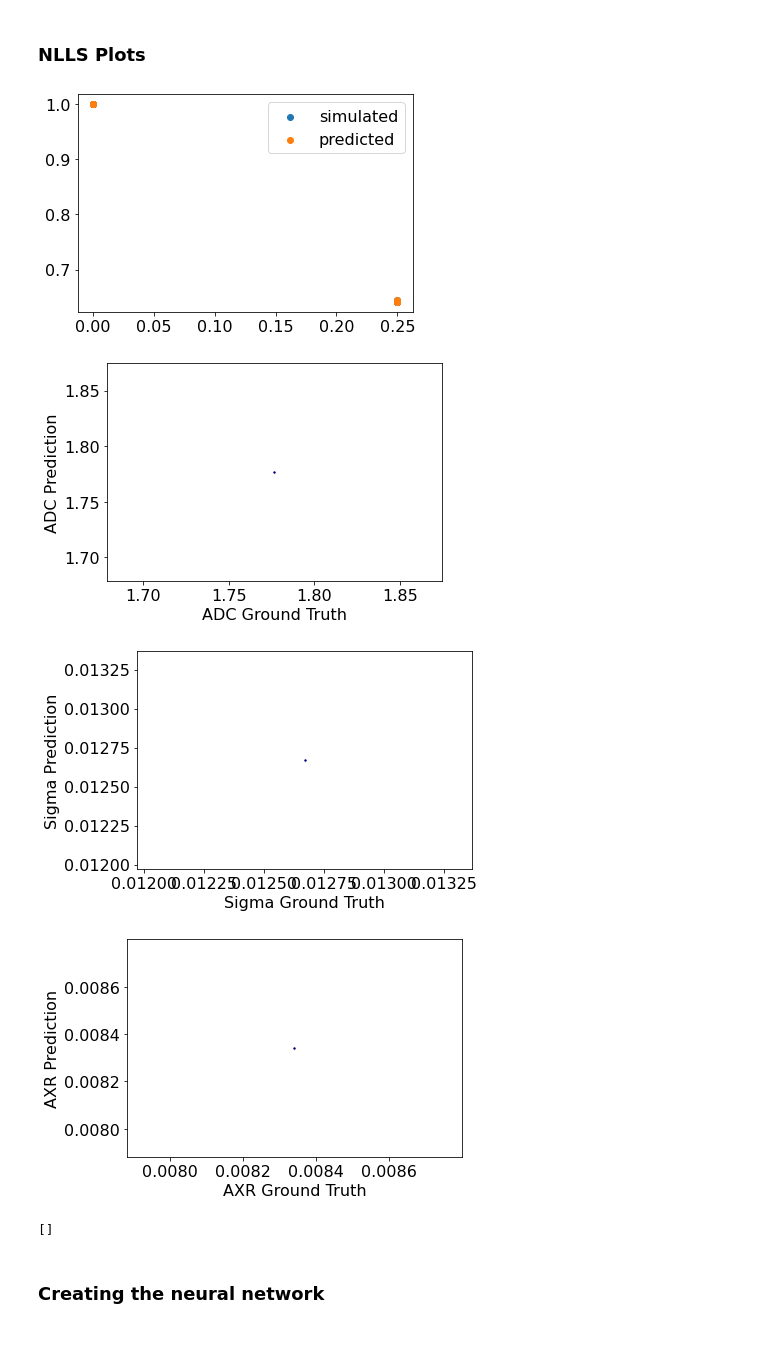
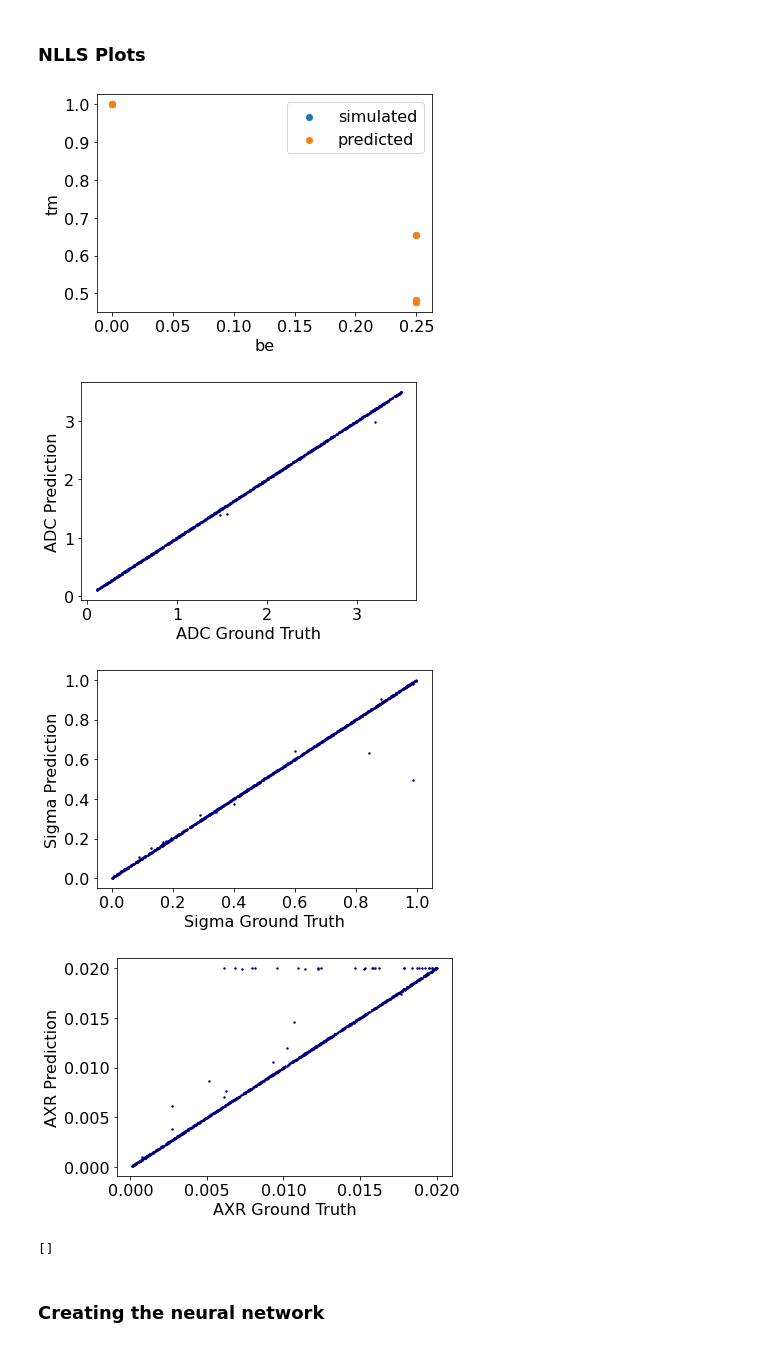
Before and after one commit to GabeYaw/3rd-year-BBB-project, a Jupyter notebook: Code/Notebooks/FEXI attempt 2.ipynb, the cells around one changed output. Saved outputs shown, nothing was run; the diff lists cells and outputs as text; code cells hidden in the pictures.

```diff
--- a/Code/Notebooks/FEXI attempt 2.ipynb
+++ b/Code/Notebooks/FEXI attempt 2.ipynb
@@ -62,7 +62,7 @@ def sim_sig_pytorch(bf, be, tm, adc_tiled, sigma_tiled, axr_tiled, batch_size):
 # %% [markdown]
 ### Initial variables.
 # %%
-nvox = 2 # number of voxels to simulate
+nvox = 1000 # number of voxels to simulate
 
 bf = np.array([0, 0, 250, 250, 250, 250, 250, 250]) * 1e-3   # filter b-values [ms/um2]
 be = np.array([0, 250, 0, 250, 0, 250, 0, 250]) * 1e-3       # encoding b-values [ms/um2]
@@ -280,9 +222,9 @@ NLLS_adc_all = np.empty(shape=(0,))
 NLLS_sigma_all = np.empty(shape=(0,))
 NLLS_axr_all = np.empty(shape=(0,))
 
-NLLS_adc_prime_all = np.empty(shape=(0,))
-NLLS_E_vox_all = np.empty(shape=(0,))
-"""
+NLLS_adc_prime_all = np.empty(shape=(nvox,8))
+NLLS_E_vox_all = np.empty(shape= (nvox,8))
+
 for current_vox in range(nvox):
 
     # I think these variable names are used twice, so give an error when
@@ -298,21 +240,23 @@ for current_vox in range(nvox):
     additional_args_1_vox = (tm, bf, be, cur_E_vox)
 
     # Minimize the function using L-BFGS-B method with bounds
-
-    result_1_vox = scipy.optimize.minimize(sse_adc_prime_1_vox, initial_guess, args=additional_args_1_vox, bounds=bounds, method='L-BFGS-B', callback=callback)
+    # callback=callback - add for progress each interation
+    result_1_vox = scipy.optimize.minimize(sse_adc_prime_1_vox, initial_guess, args=additional_args_1_vox, bounds=bounds, method='L-BFGS-B')
 
     # Print the result
+    """
     print("True values of ADC, Sigma, AXR:", cur_adc,cur_sigma,cur_axr)
     print("Minimized values of ADC, Sigma, AXR:", result_1_vox.x)
-    print("The sse at these values is", result_1_vox.fun)
+    print("The sse at these values is", result_1_vox.fun)"""
 
     NLLS_cur_adc, NLLS_cur_sigma, NLLS_cur_axr = result_1_vox.x
-    NLLS_cur_E_vox,NLLS_cur_adc_prime = sim_sig_np(bf,be,tm,NLLS_cur_adc, NLLS_cur_sigma, NLLS_cur_axr,nvox)
+
+    # note the 1 instead of nvox, because it is for 1 voxel
+    NLLS_cur_E_vox,NLLS_cur_adc_prime = sim_sig_np(bf,be,tm,NLLS_cur_adc, NLLS_cur_sigma, NLLS_cur_axr,1)
 
     NLLS_adc_all = np.append(NLLS_adc_all, NLLS_cur_adc)
     NLLS_sigma_all = np.append(NLLS_sigma_all, NLLS_cur_sigma)
     NLLS_axr_all = np.append(NLLS_axr_all, NLLS_cur_axr)
 
-    # these lines need to change to keep the correct shape.
-    NLLS_adc_prime_all = np.append(NLLS_adc_prime_all, NLLS_cur_adc_prime, axis = 1)
-    NLLS_E_vox_all = np.append(NLLS_E_vox_all, NLLS_cur_E_vox, axis = 1)"""
+    NLLS_adc_prime_all[current_vox,:] = NLLS_cur_adc_prime
+    NLLS_E_vox_all[current_vox,:] = NLLS_cur_E_vox
@@ -366,39 +308,41 @@ plt.figure()
 plt.plot(range(1, len(loss_progress) + 1), loss_progress, marker='o', linestyle='-')
 plt.xlabel('Epoch')
 plt.ylabel('Loss')
 plt.title('Loss per Epoch')
 plt.grid(True)
 plt.show()"""
 
 plt.scatter(be, sim_E_vox[0,:], label='simulated')
-plt.scatter(be, NLLS_E_vox[0,:], label='predicted')
+plt.scatter(be, NLLS_E_vox_all[0,:], label='predicted')
+plt.xlabel("be")
+plt.ylabel("tm")
 plt.legend()
 
 # plot scatter plots to analyse correlation of predicted free params against ground truth
 plt.figure()
 
 param_sim = [sim_adc, sim_sigma, sim_axr]
-param_pred = [NLLS_adc, NLLS_sigma, NLLS_axr]
+param_pred = [NLLS_adc_all, NLLS_sigma_all, NLLS_axr_all]
 param_name = ['ADC', 'Sigma', 'AXR']
 
 rvals = []
 
 for i,_ in enumerate(param_sim):
     plt.rcParams['font.size'] = '16'
     plt.scatter(param_sim[i], param_pred[i], s=2, c='navy')
     plt.xlabel(param_name[i] + ' Ground Truth')
     plt.ylabel(param_name[i] + ' Prediction')
     #check what line below does. Commented out because it gave an error when using 1 voxel
     #rvals.append(scipy.stats.pearsonr(np.squeeze(param_sim[i]), np.squeeze(param_pred[i])))
     plt.tight_layout
     plt.show()
 
 print(rvals)
 # %% [output]
-[figure, old version]
+[figure, new version]
-[figure, old version]
+[figure, new version]
-[figure, old version]
+[figure, new version]
-[figure, old version]
+[figure, new version]
 []
 # %% [markdown]
 ### Creating the neural network
```
Also changed, not shown: parts of 5 cells of this notebook.
